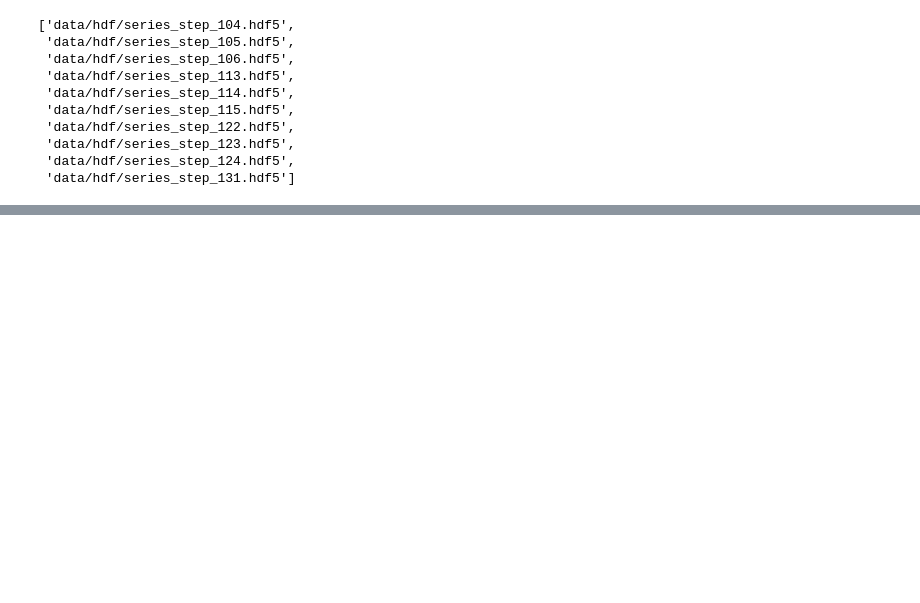
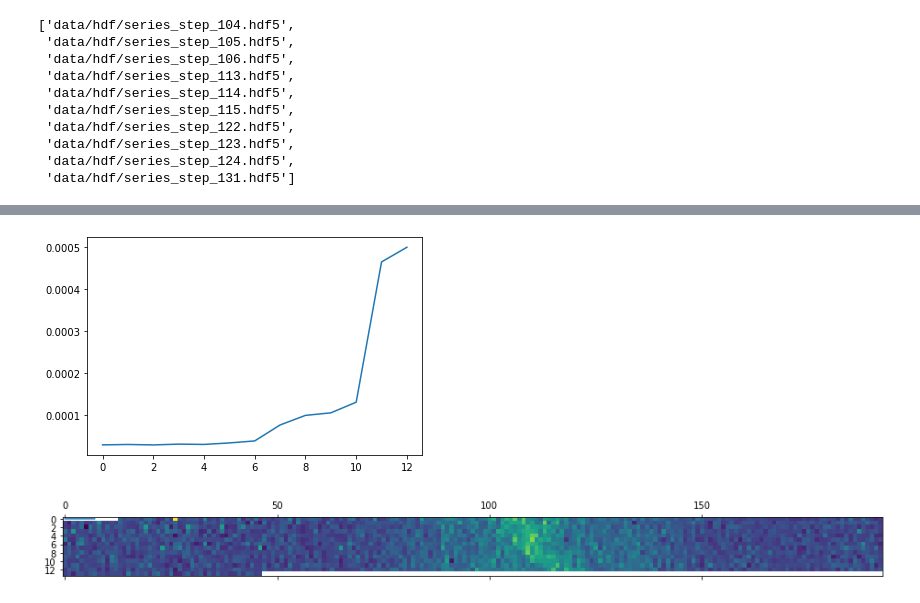
Before and after one commit to KMDE-10/DIC, a Jupyter notebook: HDF_import.ipynb, the cells around one changed output, grey strips where cells are left out. Saved outputs shown, nothing was run; the diff lists cells and outputs as text; code cells hidden in the pictures; blank space fills up the shorter version.

```diff
--- a/HDF_import.ipynb
+++ b/HDF_import.ipynb
@@ -371,0 +328,12 @@ plt.colorbar(imf)
+# %%
+brays=get_selection(series,('strains','strain_p1'),50)
+mean_var_plot(brays)
+# %% [output]
+[figure, added]
+# %%
+MC_A_6xiii=steps_to_df('Y:\Istra Repositories\ch-gr_exports\MC_A_6xiii','Y:\Istra Repositories\ch-gr_exports\MC_A_6xiii/series_step_115.hdf5')
+brays=get_selection(MC_A_6xiii,('strains','strain_p1'),25)
+plt.matshow(brays[5])
+mean_var_plot(brays)
+# %% [output]
+[figure, added]
```
Also changed, not shown: parts of 16 cells of this notebook, 2 other files.
